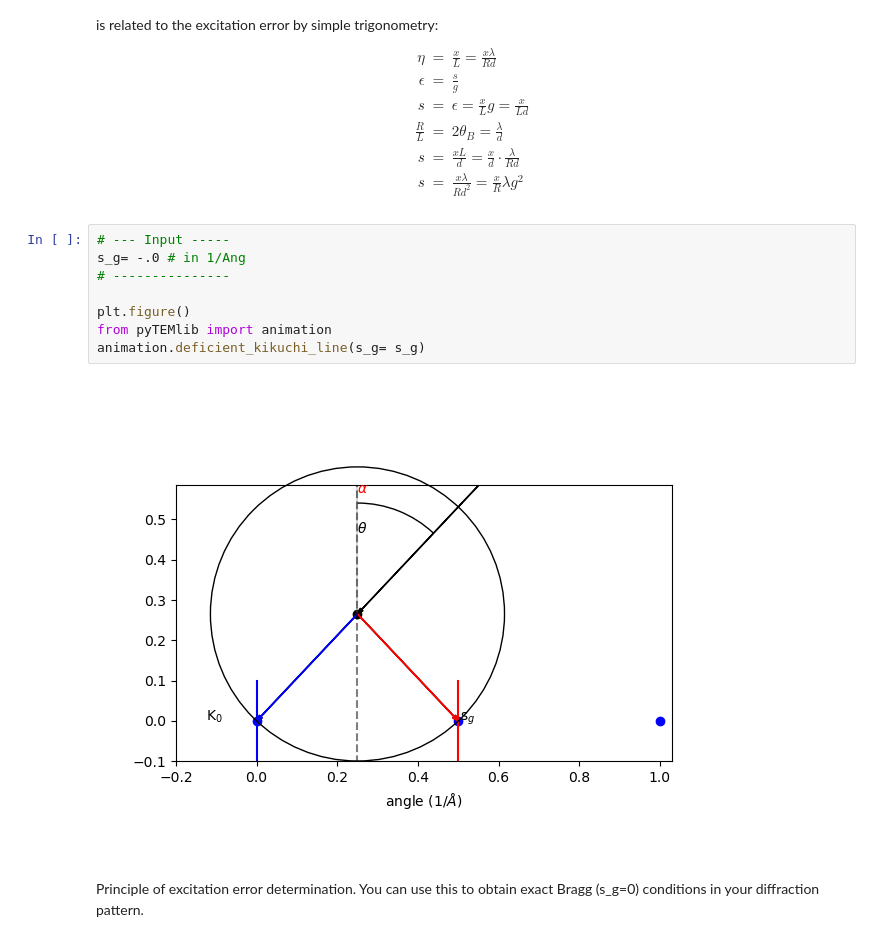
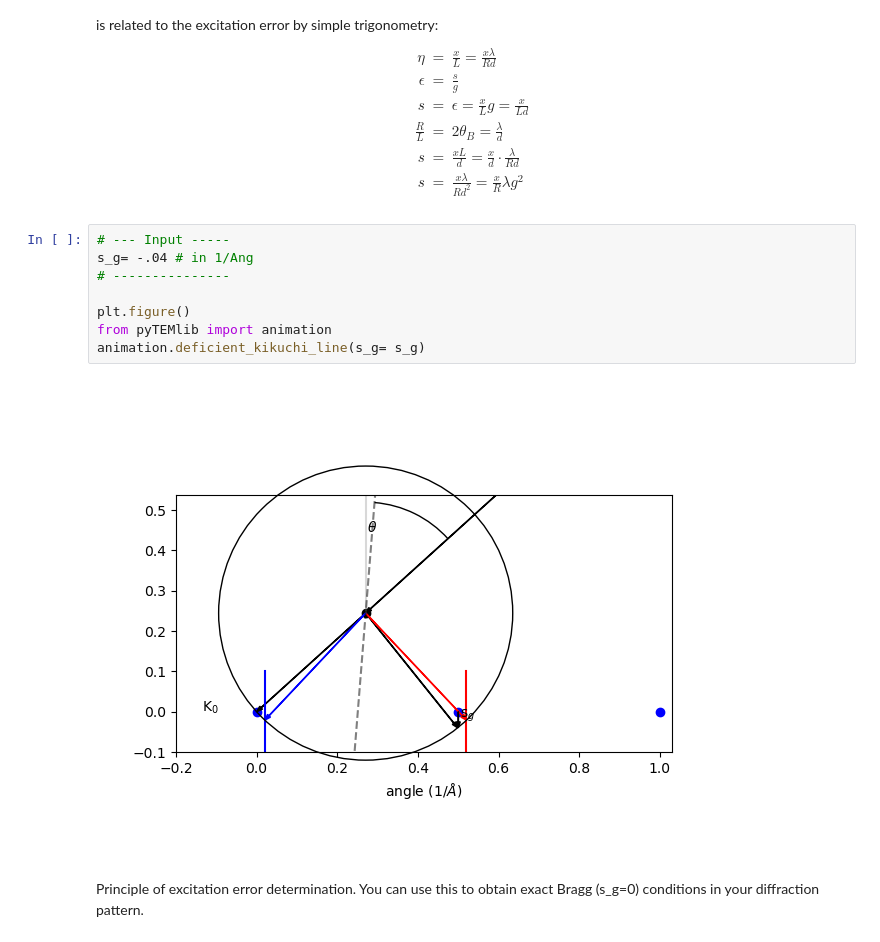
Before and after one commit to gduscher/MLSTEM2024, a Jupyter notebook: Day2/2_Kikuchi.ipynb, the cells around one changed output. Drawn from its saved outputs; the diff is of its cells as text.

```diff
--- a/Day2/2_Kikuchi.ipynb
+++ b/Day2/2_Kikuchi.ipynb
@@ -513,14 +513,14 @@ s&=& \frac{x\lambda}{R d^2}=\frac{x}{R}\lambda g^2
 \end{eqnarray}
 # %%
 # --- Input -----
-s_g= -.0 # in 1/Ang
+s_g= -.04 # in 1/Ang
 # ---------------
 
 plt.figure()
 from pyTEMlib import animation
 animation.deficient_kikuchi_line(s_g= s_g)
 # %% [output]
-[figure, old version]
+[figure, new version]
 # %% [markdown]
 Principle of excitation error determination. You can use this to obtain exact Bragg (s_g=0) conditions  in your diffraction pattern.
 # %% [markdown]
```
Also changed, not shown: parts of 5 cells of this notebook, 7 other files.
